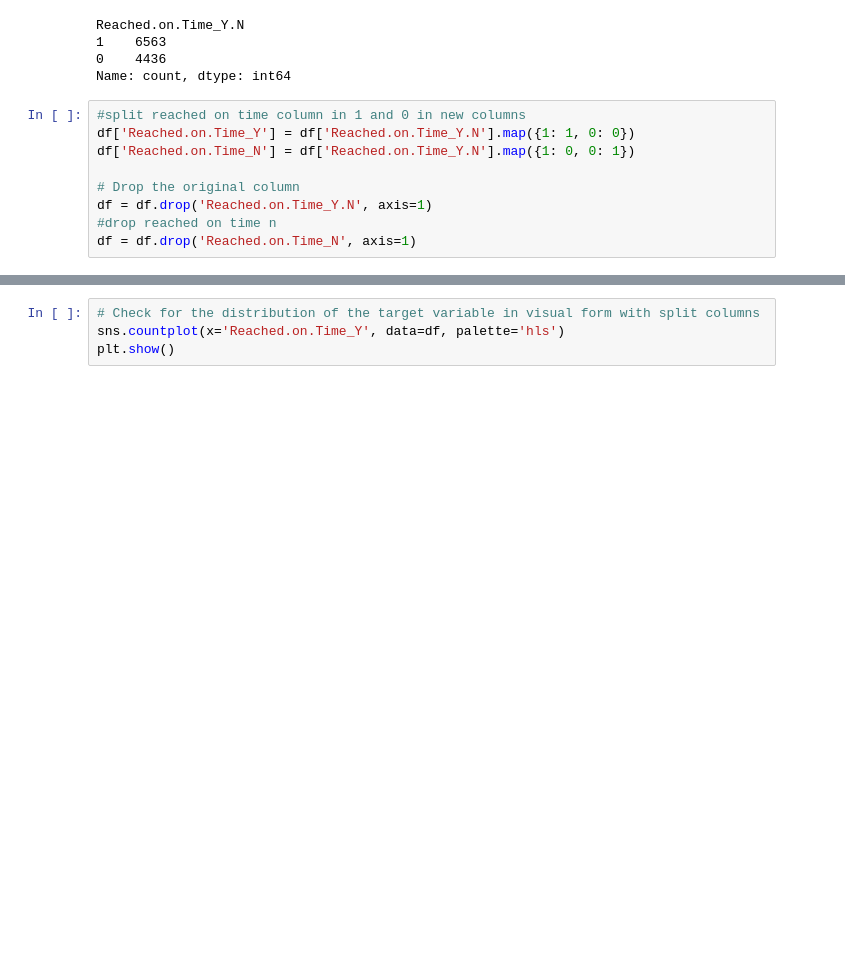
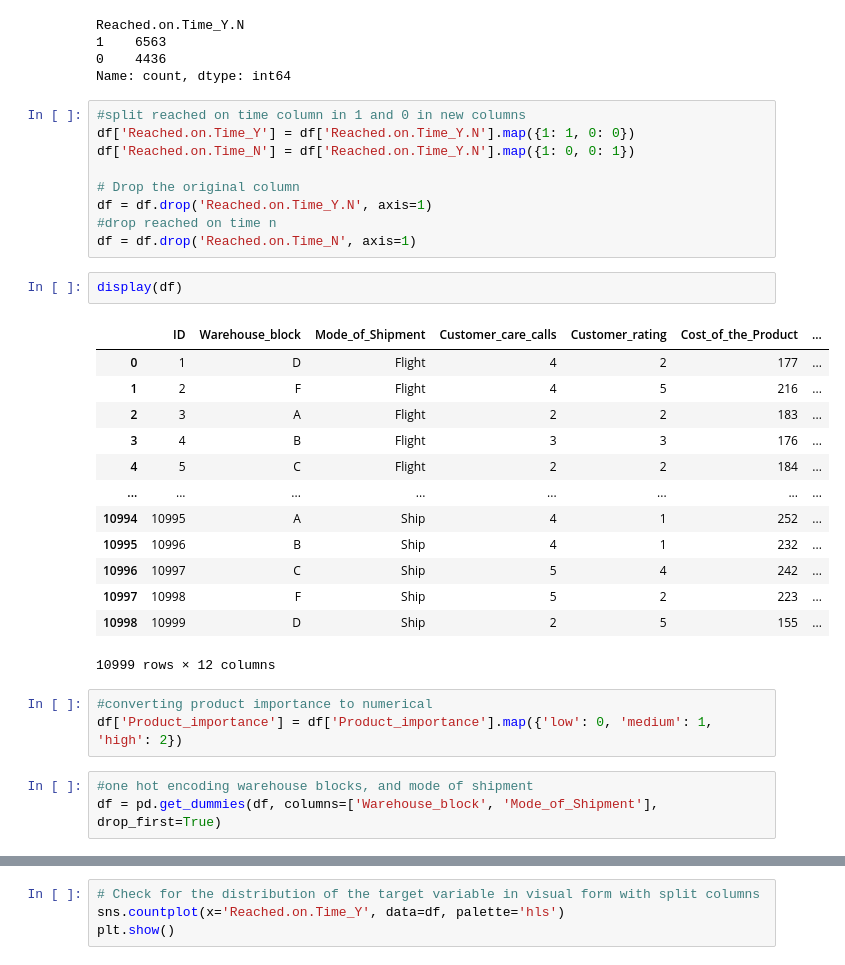
Before and after one commit to OmniControll/Shipping-On-Time-Analysis, a Jupyter notebook: preprocessing.ipynb, the cells around one changed output, grey strips where cells are left out. Saved outputs shown, nothing was run; the diff lists cells and outputs as text; blank space fills up the shorter version.

```diff
--- a/preprocessing.ipynb
+++ b/preprocessing.ipynb
@@ -84,3 +101,25 @@ df['Reached.on.Time_N'] = df['Reached.on.Time_Y.N'].map({1: 0, 0: 1})
 df = df.drop('Reached.on.Time_Y.N', axis=1)
 #drop reached on time n
 df = df.drop('Reached.on.Time_N', axis=1)
+# %%
+display(df)
+# %% [output]
+|  | ID | Warehouse_block | Mode_of_Shipment | Customer_care_calls | Customer_rating | Cost_of_the_Product | ... |
+| 0 | 1 | D | Flight | 4 | 2 | 177 | ... |
+| 1 | 2 | F | Flight | 4 | 5 | 216 | ... |
+| 2 | 3 | A | Flight | 2 | 2 | 183 | ... |
+| 3 | 4 | B | Flight | 3 | 3 | 176 | ... |
+| 4 | 5 | C | Flight | 2 | 2 | 184 | ... |
+| ... | ... | ... | ... | ... | ... | ... | ... |
+| 10994 | 10995 | A | Ship | 4 | 1 | 252 | ... |
+| 10995 | 10996 | B | Ship | 4 | 1 | 232 | ... |
+| 10996 | 10997 | C | Ship | 5 | 4 | 242 | ... |
+| 10997 | 10998 | F | Ship | 5 | 2 | 223 | ... |
+| 10998 | 10999 | D | Ship | 2 | 5 | 155 | ... |
+10999 rows × 12 columns
+# %%
+#converting product importance to numerical
+df['Product_importance'] = df['Product_importance'].map({'low': 0, 'medium': 1, 'high': 2})
+# %%
+#one hot encoding warehouse blocks, and mode of shipment
+df = pd.get_dummies(df, columns=['Warehouse_block', 'Mode_of_Shipment'], drop_first=True)
```
Also changed, not shown: parts of 10 cells of this notebook.
